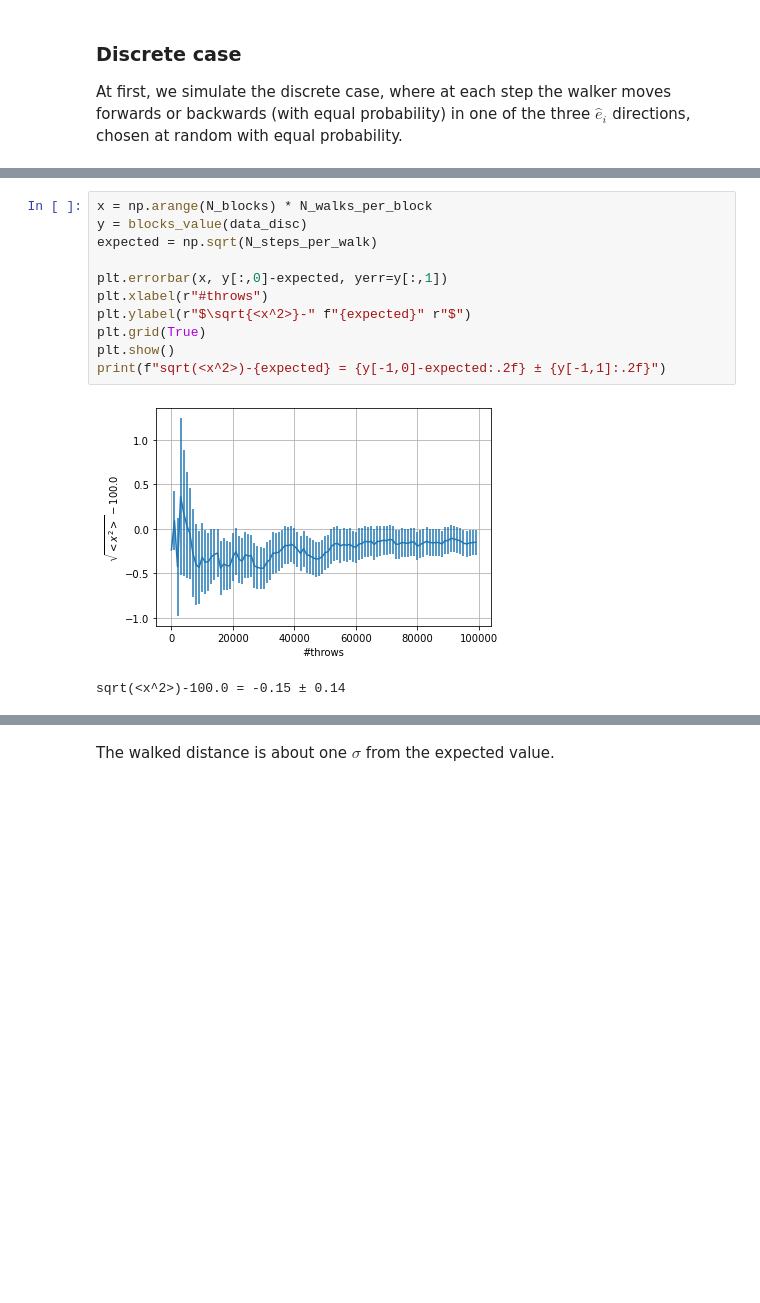
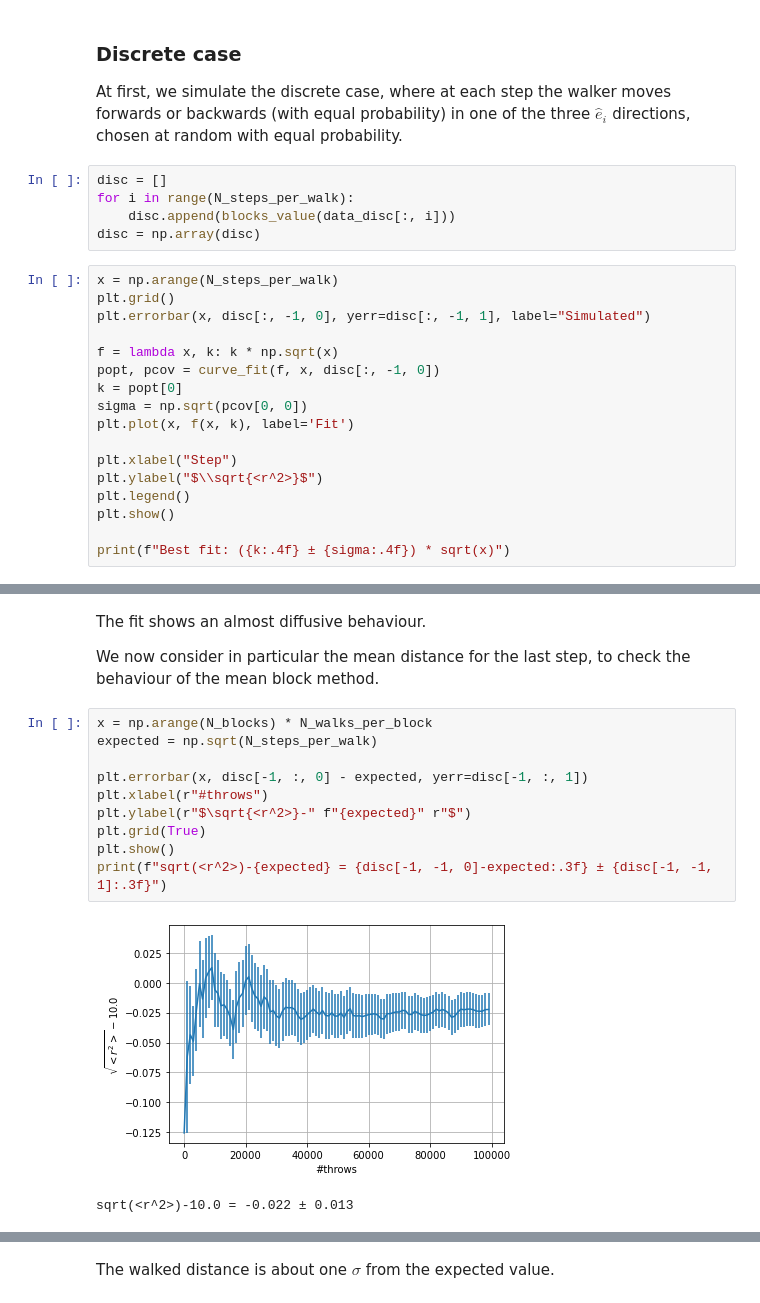
Before and after one commit to teozec/numerical-simulation, a Jupyter notebook: 2/2.ipynb, the cells around one changed output, grey strips where cells are left out. Cells and saved outputs as stored; diff of their text form; blank space fills up the shorter version.

```diff
--- a/2/2.ipynb
+++ b/2/2.ipynb
@@ -151,3 +153,25 @@ N_steps_per_walk = 10000
 ### Discrete case
 
 At first, we simulate the discrete case, where at each step the walker moves forwards or backwards (with equal probability) in one of the three $\hat e_i$ directions, chosen at random with equal probability.
+# %%
+disc = []
+for i in range(N_steps_per_walk):
+    disc.append(blocks_value(data_disc[:, i]))
+disc = np.array(disc)
+# %%
+x = np.arange(N_steps_per_walk)
+plt.grid()
+plt.errorbar(x, disc[:, -1, 0], yerr=disc[:, -1, 1], label="Simulated")
+
+f = lambda x, k: k * np.sqrt(x)
+popt, pcov = curve_fit(f, x, disc[:, -1, 0])
+k = popt[0]
+sigma = np.sqrt(pcov[0, 0])
+plt.plot(x, f(x, k), label='Fit')
+
+plt.xlabel("Step")
+plt.ylabel("$\\sqrt{<r^2>}$")
+plt.legend()
+plt.show()
+
+print(f"Best fit: ({k:.4f} ± {sigma:.4f}) * sqrt(x)")
@@ -154,14 +181,17 @@ At first, we simulate the discrete case, where at each step the walker moves for
+# %% [markdown]
+The fit shows an almost diffusive behaviour.
+
+We now consider in particular the mean distance for the last step, to check the behaviour of the mean block method.
 # %%
 x = np.arange(N_blocks) * N_walks_per_block
-y = blocks_value(data_disc)
 expected = np.sqrt(N_steps_per_walk)
 
-plt.errorbar(x, y[:,0]-expected, yerr=y[:,1])
+plt.errorbar(x, disc[-1, :, 0] - expected, yerr=disc[-1, :, 1])
 plt.xlabel(r"#throws")
-plt.ylabel(r"$\sqrt{<x^2>}-" f"{expected}" r"$")
+plt.ylabel(r"$\sqrt{<r^2>}-" f"{expected}" r"$")
 plt.grid(True)
 plt.show()
-print(f"sqrt(<x^2>)-{expected} = {y[-1,0]-expected:.2f} ± {y[-1,1]:.2f}")
+print(f"sqrt(<r^2>)-{expected} = {disc[-1, -1, 0]-expected:.3f} ± {disc[-1, -1, 1]:.3f}")
 # %% [output]
-[figure, old version]
+[figure, new version]
-sqrt(<x^2>)-100.0 = -0.15 ± 0.14
+sqrt(<r^2>)-10.0 = -0.022 ± 0.013
```
Also changed, not shown: parts of 16 cells of this notebook, 11 other files.
